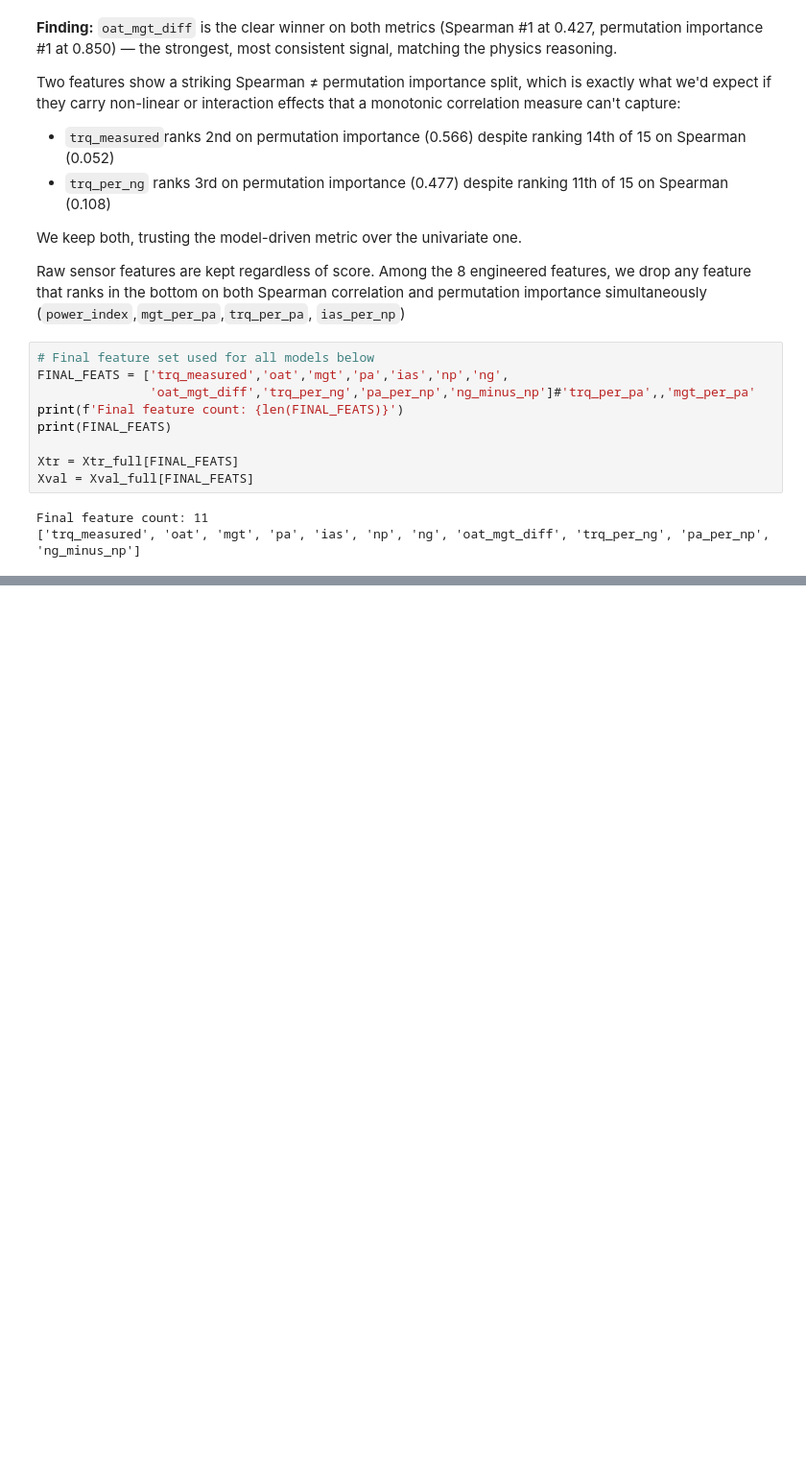
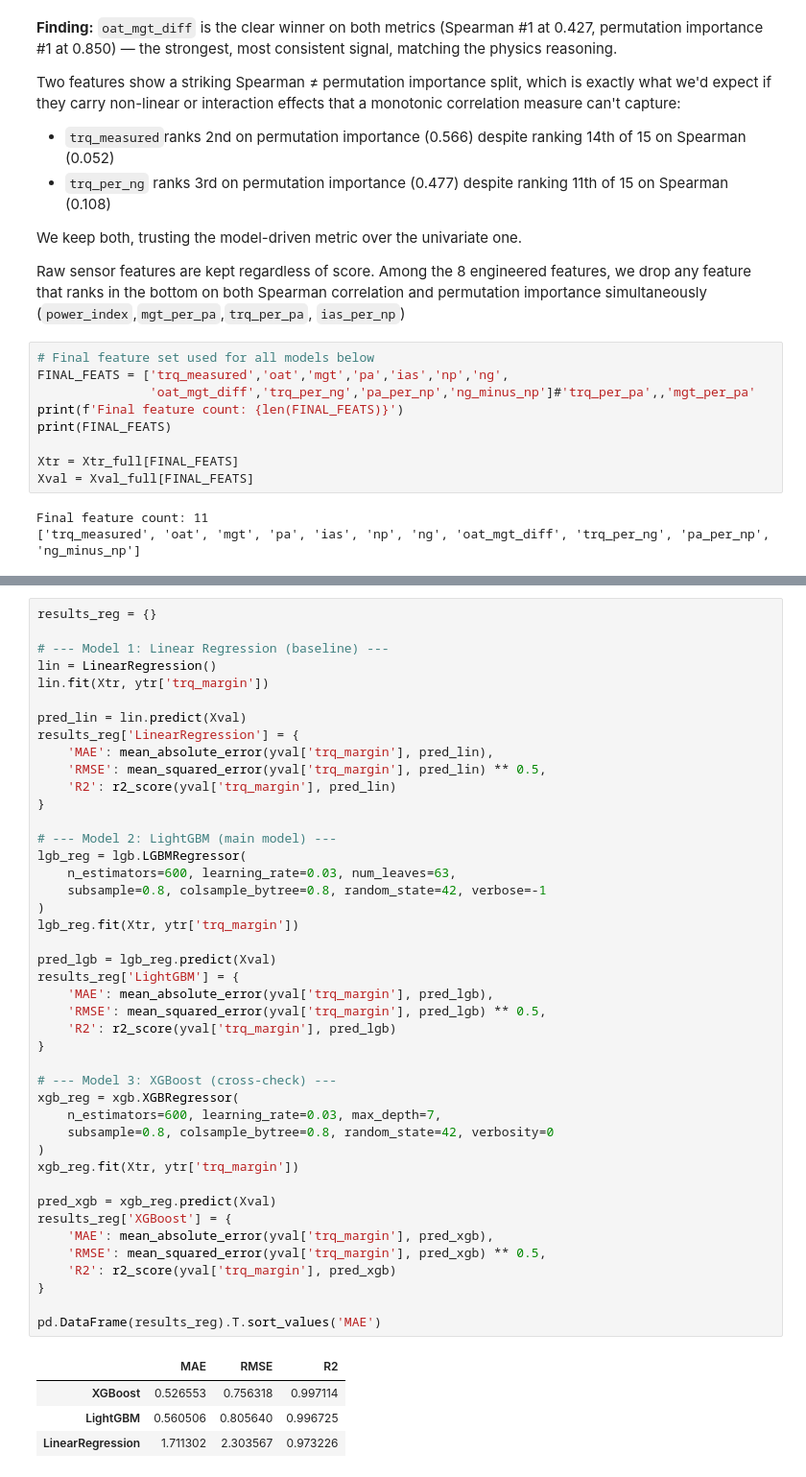
Before and after one commit to kulsoomz99/Helicopter-Turbine-Engine-Health-Estimation, a Jupyter notebook: Helicopter_Turbine_Engine_Health_Estimation.ipynb, the cells around one changed output, grey strips where cells are left out. Shown at 96% size. Drawn from its saved outputs; the diff is of its cells as text; blank space fills up the shorter version.

```diff
--- a/Helicopter_Turbine_Engine_Health_Estimation.ipynb
+++ b/Helicopter_Turbine_Engine_Health_Estimation.ipynb
@@ -383,0 +394,48 @@ Final feature count: 11
+# %%
+results_reg = {}
+
+# --- Model 1: Linear Regression (baseline) ---
+lin = LinearRegression()
+lin.fit(Xtr, ytr['trq_margin'])
+
+pred_lin = lin.predict(Xval)
+results_reg['LinearRegression'] = {
+    'MAE': mean_absolute_error(yval['trq_margin'], pred_lin),
+    'RMSE': mean_squared_error(yval['trq_margin'], pred_lin) ** 0.5,
+    'R2': r2_score(yval['trq_margin'], pred_lin)
+}
+
+# --- Model 2: LightGBM (main model) ---
+lgb_reg = lgb.LGBMRegressor(
+    n_estimators=600, learning_rate=0.03, num_leaves=63,
+    subsample=0.8, colsample_bytree=0.8, random_state=42, verbose=-1
+)
+lgb_reg.fit(Xtr, ytr['trq_margin'])
+
+pred_lgb = lgb_reg.predict(Xval)
+results_reg['LightGBM'] = {
+    'MAE': mean_absolute_error(yval['trq_margin'], pred_lgb),
+    'RMSE': mean_squared_error(yval['trq_margin'], pred_lgb) ** 0.5,
+    'R2': r2_score(yval['trq_margin'], pred_lgb)
+}
+
+# --- Model 3: XGBoost (cross-check) ---
+xgb_reg = xgb.XGBRegressor(
+    n_estimators=600, learning_rate=0.03, max_depth=7,
+    subsample=0.8, colsample_bytree=0.8, random_state=42, verbosity=0
+)
+xgb_reg.fit(Xtr, ytr['trq_margin'])
+
+pred_xgb = xgb_reg.predict(Xval)
+results_reg['XGBoost'] = {
+    'MAE': mean_absolute_error(yval['trq_margin'], pred_xgb),
+    'RMSE': mean_squared_error(yval['trq_margin'], pred_xgb) ** 0.5,
+    'R2': r2_score(yval['trq_margin'], pred_xgb)
+}
+
+pd.DataFrame(results_reg).T.sort_values('MAE')
+# %% [output]
+|  | MAE | RMSE | R2 |
+| XGBoost | 0.526553 | 0.756318 | 0.997114 |
+| LightGBM | 0.560506 | 0.805640 | 0.996725 |
+| LinearRegression | 1.711302 | 2.303567 | 0.973226 |
```
Also changed, not shown: parts of 11 cells of this notebook.
